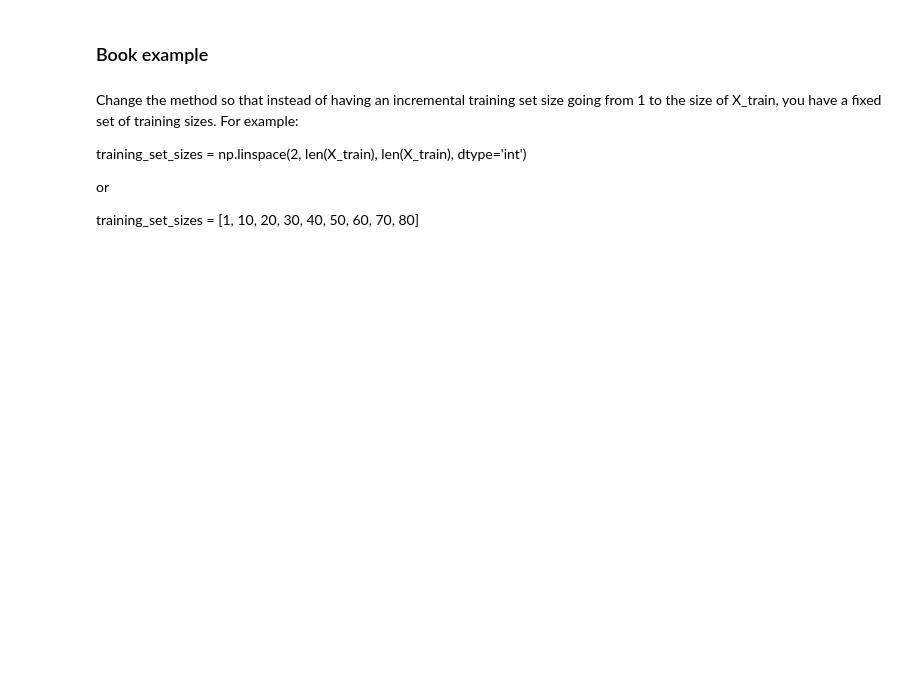
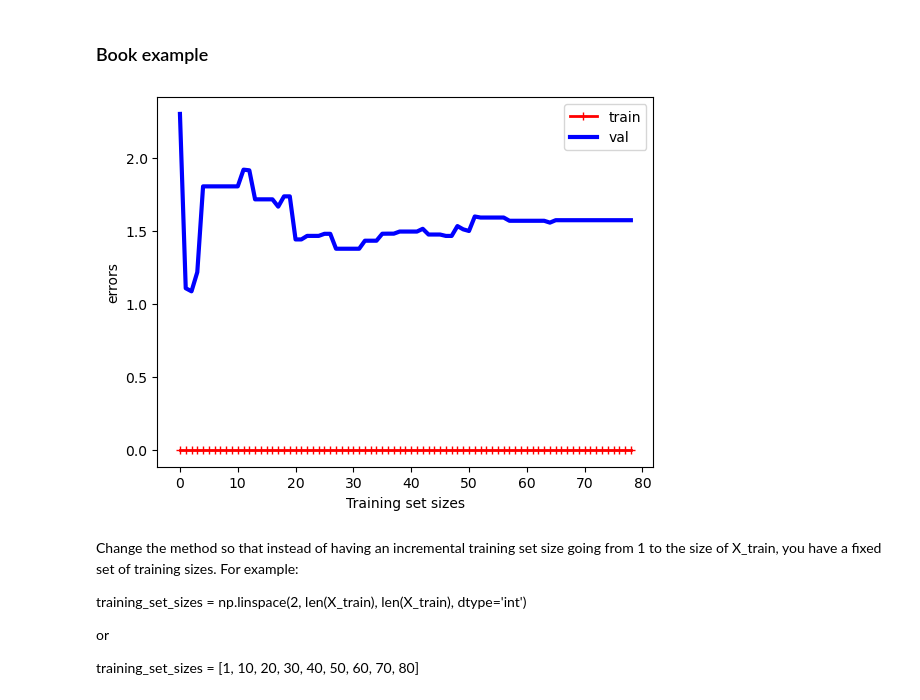
Before and after one commit to ELMOTTA89/Machine-learning, a Jupyter notebook: ML3/Notebook/ML3.1 - Algorithms Kit Eleve.ipynb, the cells around one changed output. Drawn from its saved outputs; the diff is of its cells as text; code cells hidden in the pictures; blank space fills up the shorter version.

```diff
--- a/ML3/Notebook/ML3.1 - Algorithms Kit Eleve.ipynb
+++ b/ML3/Notebook/ML3.1 - Algorithms Kit Eleve.ipynb
@@ -284,21 +284,26 @@ y = 4 + 3 * X + np.random.randn(100, 1)
 # %%
 # Implement the book’s code on learning curves on the data he has used.
 from sklearn.metrics import mean_squared_error
+from sklearn.tree import DecisionTreeRegressor
 def plot_learning_curves(model, X, y):
    X_train, X_val, y_train, y_val = train_test_split(X, y, test_size=0.2)
    train_errors, val_errors = [], []
    for m in range(1, len(X_train)):
       model.fit(X_train[:m], y_train[:m])
       y_train_predict = model.predict(X_train[:m])
       y_val_predict = model.predict(X_val)
       train_errors.append(mean_squared_error(y_train[:m], y_train_predict))
       val_errors.append(mean_squared_error(y_val, y_val_predict))
    plt.plot(np.sqrt(train_errors), "r-+", linewidth=2, label="train")
    plt.plot(np.sqrt(val_errors), "b-", linewidth=3, label="val")
    plt.ylabel('errors')
    plt.xlabel('Training set sizes')
 
    plt.legend()
+regressor = DecisionTreeRegressor(random_state=0)
+plot_learning_curves(regressor, X, y)
+# %% [output]
+[figure, added]
 # %% [markdown]
 Change the method so that instead of having an incremental training set size going from 1 to the size of X_train, you have a fixed set of training sizes.
 For example:
```
Also changed, not shown: parts of 5 cells of this notebook, 13 other files.
